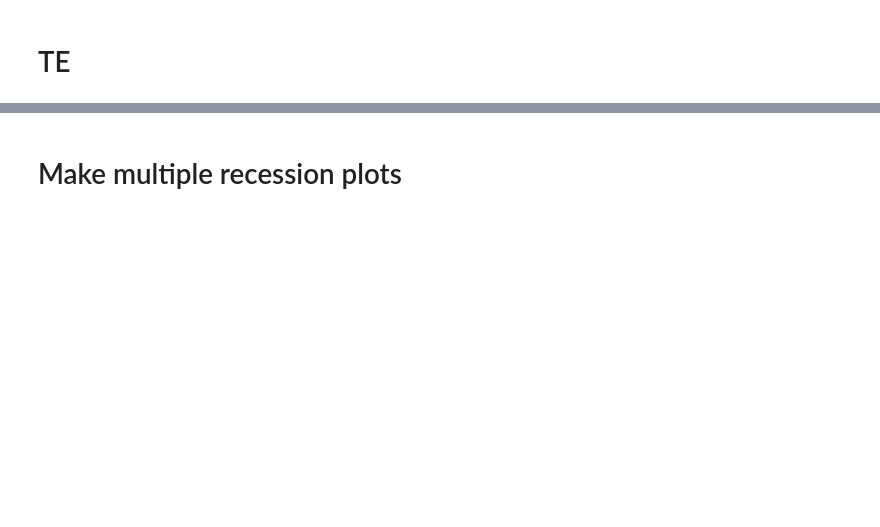
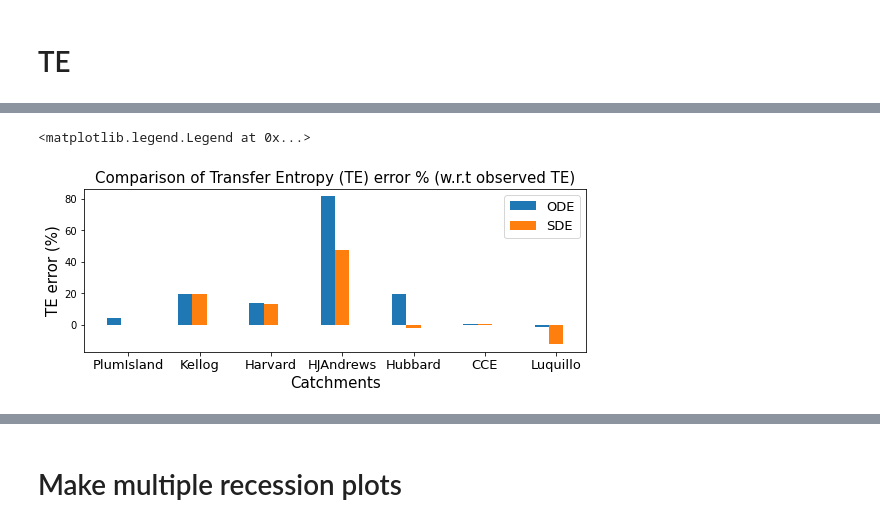
Before and after one commit to waniomar/sde, a Jupyter notebook: python/Inference SDE (Working file).ipynb, the cells around one changed output, grey strips where cells are left out. Saved outputs shown, nothing was run; the diff lists cells and outputs as text; code cells hidden in the pictures; blank space fills up the shorter version.

```diff
--- a/python/Inference SDE (Working file).ipynb
+++ b/python/Inference SDE (Working file).ipynb
@@ -866,3 +897,27 @@ plt.show()
+# %%
+plt.figure(figsize=(9, 3))
+
+j=1
+X = ["PlumIsland","Kellog","Harvard","HJAndrews","Hubbard","CCE","Luquillo"]
+sde = (TE[:,1,j]-TE[:,0,j])/TE[:,0,j]*100
+ode = (TE[:,2,j]-TE[:,0,j])/TE[:,0,j]*100
+
+X_axis = np.arange(len(X))
+
+plt.bar(X_axis - 0.2, ode, width = 0.2, label = 'ODE')
+plt.bar(X_axis + 0., sde, width = 0.2, label = 'SDE')
+#plt.bar(X_axis + 0.2, obs, width = 0.2, label = 'Observed')
+
+plt.xticks(X_axis, X, fontsize=13)
+plt.xlabel("Catchments", fontsize=15)
+plt.ylabel("TE error (%)", fontsize=15)
+plt.title("Comparison of Transfer Entropy (TE) error % (w.r.t observed TE)",fontsize=15)
+plt.legend(fontsize=13)
+
+#plt.savefig('images/te.jpeg',bbox_inches='tight')
+# %% [output]
+<matplotlib.legend.Legend at 0x...>
+[figure, added]
 # %%
 plt.figure(figsize=(9, 3))
 
```
Also changed, not shown: parts of 20 cells of this notebook, 4 other files.
